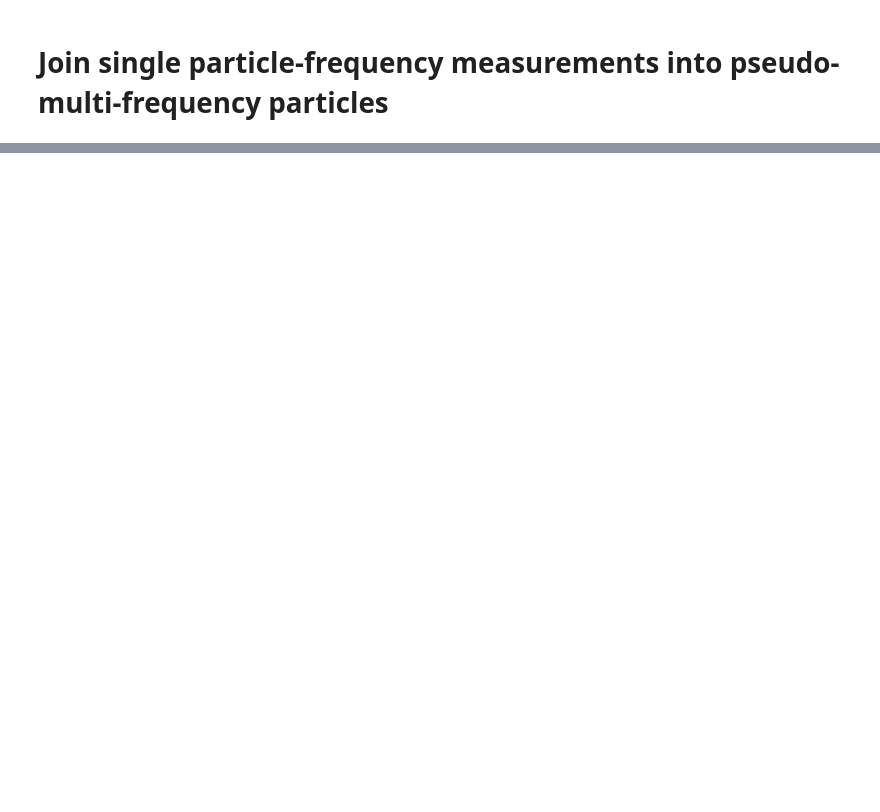
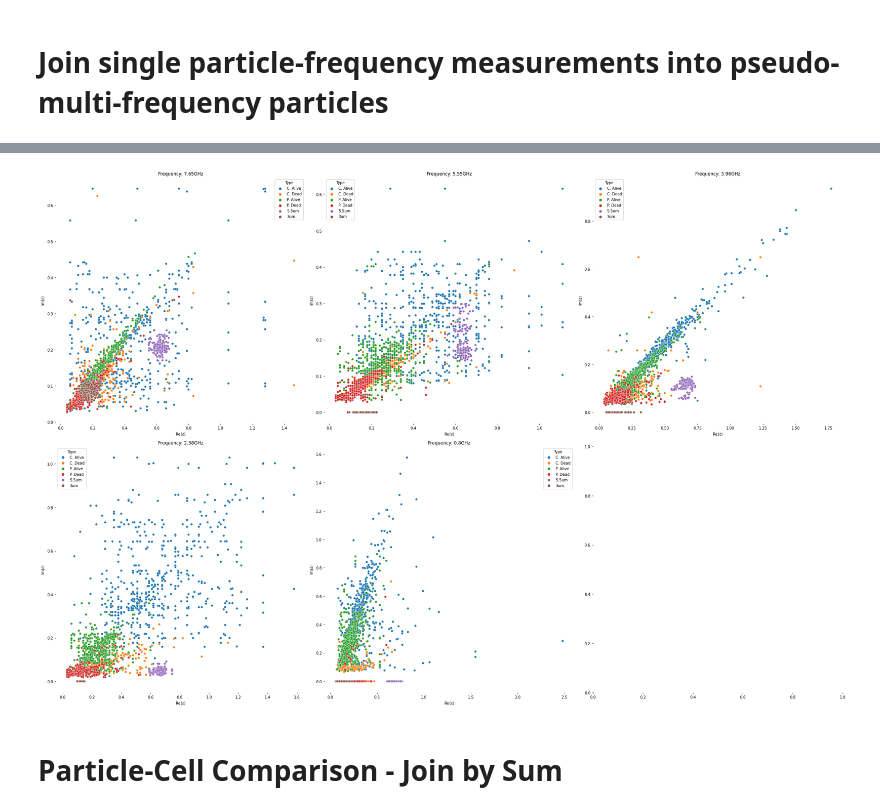
Before and after one commit to Bennibraun/Microwave-Analysis, a Jupyter notebook: Particle_analysis.ipynb, the cells around one changed output, grey strips where cells are left out. Saved outputs shown, nothing was run; the diff lists cells and outputs as text; code cells hidden in the pictures; blank space fills up the shorter version.

```diff
--- a/Particle_analysis.ipynb
+++ b/Particle_analysis.ipynb
@@ -122,0 +316,20 @@ df
+# %%
+f, axes = plt.subplots(2,3,figsize=(30,20))
+
+
+# for plot in range(len(cols)):
+#   axes.append(plt.subplots)
+
+for ii,ax in enumerate(axes.flat):
+  try:
+    freq = cols[1+(ii*2)][:-3]
+    # print(df[['Type',freq+'_Re',freq+'_Im']])
+    plot_lr_coefs(ax,df[['Type',freq+'_Re',freq+'_Im']],cols[1+(ii*2)][:-3])
+  except:
+    pass
+
+f.tight_layout()
+# %% [output]
+[figure, added]
+# %% [markdown]
+# Particle-Cell Comparison - Join by Sum
```
Also changed, not shown: parts of 22 cells of this notebook.
